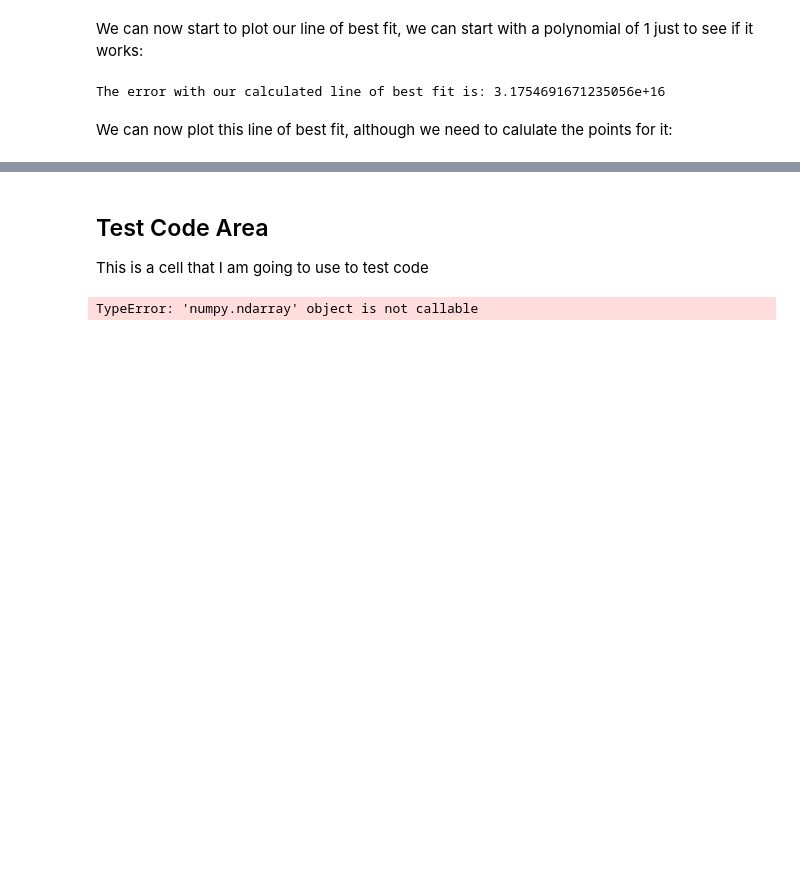
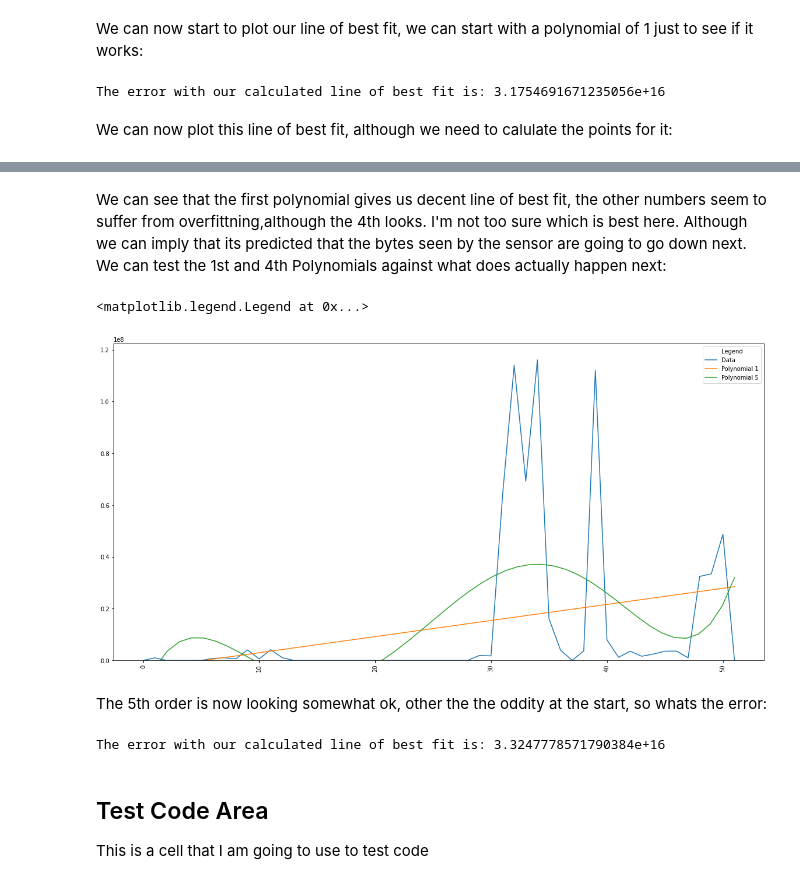
Before and after one commit to JakeNTech/TTDS_DataScience_Project, a Jupyter notebook: Notebook.ipynb, the cells around one changed output, grey strips where cells are left out. Saved outputs shown, nothing was run; the diff lists cells and outputs as text; code cells hidden in the pictures; blank space fills up the shorter version.

Commit message:
Done?
I think we might be done here

```diff
--- a/Notebook.ipynb
+++ b/Notebook.ipynb
@@ -111,7 +120,30 @@ plot_data(range(0,len(kilobytes)+1),kilobytes,[f1])
+# %% [markdown]
+We can see that the first polynomial gives us decent line of best fit, the other numbers seem to suffer from overfittning,although the 4th looks. I'm not too sure which is best here. Although we can imply that its predicted that the bytes seen by the sensor are going to go down next.\
+We can test the 1st and 4th Polynomials against what does actually happen next:
+# %%
+plt.xticks(rotation=90)
+all_bytes = five_minute_chunk_data["Bytes"].to_numpy()
+all_timestamp = list(range(0,len(all_bytes)))
+plt.plot(all_timestamp,five_minute_chunk_data["Bytes"],label="Data")
+def poly(i):
+    poly = np.poly1d(np.polyfit(range(0,len(all_timestamp)),all_bytes,i))
+    new_x = np.linspace(all_timestamp[0],all_timestamp[-1])
+    new_y = poly(new_x)
+    plt.plot(new_x, new_y,label="Polynomial %i" %i)
+poly(1)
+poly(5)
+plt.ylim(bottom=0)
+plt.legend(title="Legend")
+# %% [output]
+<matplotlib.legend.Legend at 0x...>
+[figure, added]
+# %% [markdown]
+The 5th order is now looking somewhat ok, other the the oddity at the start, so whats the error:
+# %%
+poly5 = np.poly1d(np.polyfit(range(0,len(all_timestamp)),all_bytes,5))
+print(f"The error with our calculated line of best fit is: {np.sum((poly5(all_timestamp)-all_bytes)**2)}")
+# %% [output]
+The error with our calculated line of best fit is: 3.3247778571790384e+16
 # %% [markdown]
 ## Test Code Area
 This is a cell that I am going to use to test code
-# %%
-fp1(kilobytes)
-# %% [output]
-TypeError: 'numpy.ndarray' object is not callable
```
Also changed, not shown: parts of 8 cells of this notebook.
